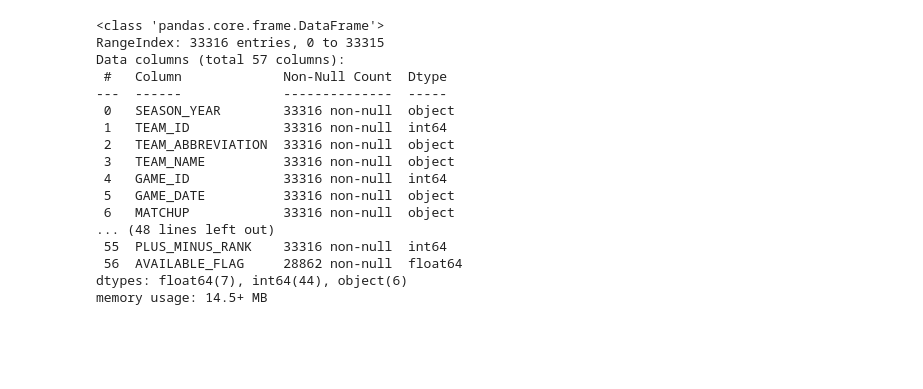
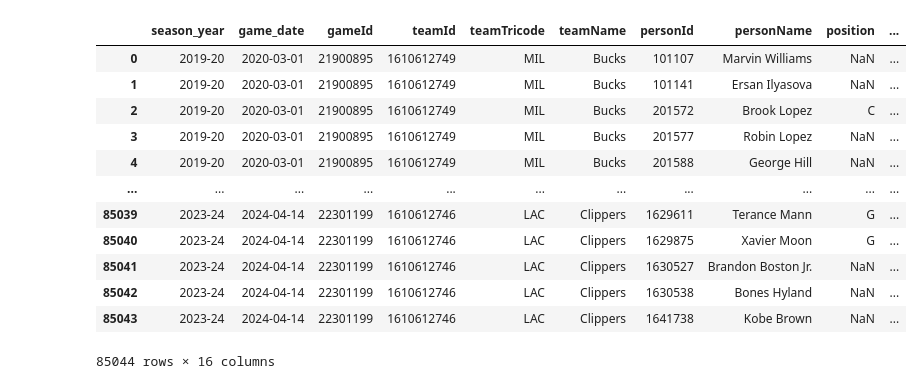
Before and after one commit to Jswine08/NBA_Player_Evolution_2020-2024, a Jupyter notebook: Capstone.ipynb, the cells around one changed output. Saved outputs shown, nothing was run; the diff lists cells and outputs as text; code cells hidden in the pictures; blank space fills up the shorter version.

```diff
--- a/Capstone.ipynb
+++ b/Capstone.ipynb
@@ -80,4 +60,15 @@ memory usage: 1.0+ MB
 # %%
-regular_part_1 = pd.read_csv('../NBA-Data-2010-2024/regular_season_box_scores_2010_2024_part_1.csv')
-regular_part_1
+regular_part_1 = pd.read_csv('../NBA_Player_Evolution_2020-2024/regular_season_box_scores_2010_2024_part_1.csv')
+
+#Change season_year and game_date to date-time format
+regular_part_1['game_date'] = pd.to_datetime(regular_part_1['game_date'])
+
+##Select the range of dates between 2020 and 2024(need to go with season year bc the season overlaps 2 year. Not selecting any 24-25 data as it will be inomplete)
+#regular_part_1[(regular_part_1['season_year']>='2020-21') & (regular_part_1['season_year']<='2023-24')]
+regular_part_1 = regular_part_1[regular_part_1['game_date']>='2020-03-01']
+
+#Select the columns I will be using to make it easier to work with(I can look at overall team ranks as well)
+regular_part_1 = regular_part_1[['season_year', 'game_date', 'gameId', 'teamId', 'teamTricode', 'teamName', 'personId', 'personName', 'position', 'minutes', 'assists', 'points', 'fieldGoalsPercentage', 'threePointersPercentage', 'plusMinusPoints', 'freeThrowsPercentage']]
+
+regular_part_1['season_year'].unique()
 # %% [output]
@@ -117,4 +77,14 @@ memory usage: 36.7+ MB
 # %%
-regular_part_2 = pd.read_csv('../NBA-Data-2010-2024/regular_season_box_scores_2010_2024_part_2.csv')
-regular_part_2
+regular_part_2 = pd.read_csv('../NBA_Player_Evolution_2020-2024/regular_season_box_scores_2010_2024_part_2.csv')
+
+#Change season_year and game_date to date-time format
+regular_part_2['game_date'] = pd.to_datetime(regular_part_2['game_date'])
+
+##Select the range of dates between 2020 and 2024(need to go with season year bc the season overlaps 2 year. Not selecting any 24-25 data as it will be inomplete)
+#regular_part_2[(regular_part_2['season_year']>='2020-21') & (regular_part_2['season_year']<='2023-24')]
+regular_part_2 = regular_part_2[regular_part_2['game_date']>='2020-03-01']
+
+#Select the columns I will be using to make it easier to work with(I can look at overall team ranks as well)
+regular_part_2 = regular_part_2[['season_year', 'game_date', 'gameId', 'teamId', 'teamTricode', 'teamName', 'personId', 'personName', 'position', 'minutes', 'assists', 'points', 'fieldGoalsPercentage', 'threePointersPercentage', 'plusMinusPoints', 'freeThrowsPercentage']]
+regular_part_2['season_year'].unique()
 # %% [output]
@@ -208,20 +137,19 @@ regular_season_totals
-# %%
-regular_season_totals.info()
-# %% [output]
-<class 'pandas.core.frame.DataFrame'>
-RangeIndex: 33316 entries, 0 to 33315
-Data columns (total 57 columns):
- #   Column             Non-Null Count  Dtype
----  ------             --------------  -----
- 0   SEASON_YEAR        33316 non-null  object
- 1   TEAM_ID            33316 non-null  int64
- 2   TEAM_ABBREVIATION  33316 non-null  object
- 3   TEAM_NAME          33316 non-null  object
- 4   GAME_ID            33316 non-null  int64
- 5   GAME_DATE          33316 non-null  object
- 6   MATCHUP            33316 non-null  object
-... (48 lines left out)
- 55  PLUS_MINUS_RANK    33316 non-null  int64
- 56  AVAILABLE_FLAG     28862 non-null  float64
-dtypes: float64(7), int64(44), object(6)
-memory usage: 14.5+ MB
+# %%
+# Combine the 3 regular season stats for easier analysis and remove duplicates
+two_regular_season = pd.merge(regular_part_1, regular_part_2, how='outer')
+#all_regular_season = all_regular_season.drop_duplicates()
+two_regular_season
+# %% [output]
+|  | season_year | game_date | gameId | teamId | teamTricode | teamName | personId | personName | position | ... |
+| 0 | 2019-20 | 2020-03-01 | 21900895 | 1610612749 | MIL | Bucks | 101107 | Marvin Williams | NaN | ... |
+| 1 | 2019-20 | 2020-03-01 | 21900895 | 1610612749 | MIL | Bucks | 101141 | Ersan Ilyasova | NaN | ... |
+| 2 | 2019-20 | 2020-03-01 | 21900895 | 1610612749 | MIL | Bucks | 201572 | Brook Lopez | C | ... |
+| 3 | 2019-20 | 2020-03-01 | 21900895 | 1610612749 | MIL | Bucks | 201577 | Robin Lopez | NaN | ... |
+| 4 | 2019-20 | 2020-03-01 | 21900895 | 1610612749 | MIL | Bucks | 201588 | George Hill | NaN | ... |
+| ... | ... | ... | ... | ... | ... | ... | ... | ... | ... | ... |
+| 85039 | 2023-24 | 2024-04-14 | 22301199 | 1610612746 | LAC | Clippers | 1629611 | Terance Mann | G | ... |
+| 85040 | 2023-24 | 2024-04-14 | 22301199 | 1610612746 | LAC | Clippers | 1629875 | Xavier Moon | G | ... |
+| 85041 | 2023-24 | 2024-04-14 | 22301199 | 1610612746 | LAC | Clippers | 1630527 | Brandon Boston Jr. | NaN | ... |
+| 85042 | 2023-24 | 2024-04-14 | 22301199 | 1610612746 | LAC | Clippers | 1630538 | Bones Hyland | NaN | ... |
+| 85043 | 2023-24 | 2024-04-14 | 22301199 | 1610612746 | LAC | Clippers | 1641738 | Kobe Brown | NaN | ... |
+85044 rows × 16 columns
```
Also changed, not shown: parts of 12 cells of this notebook, 1 other file.
